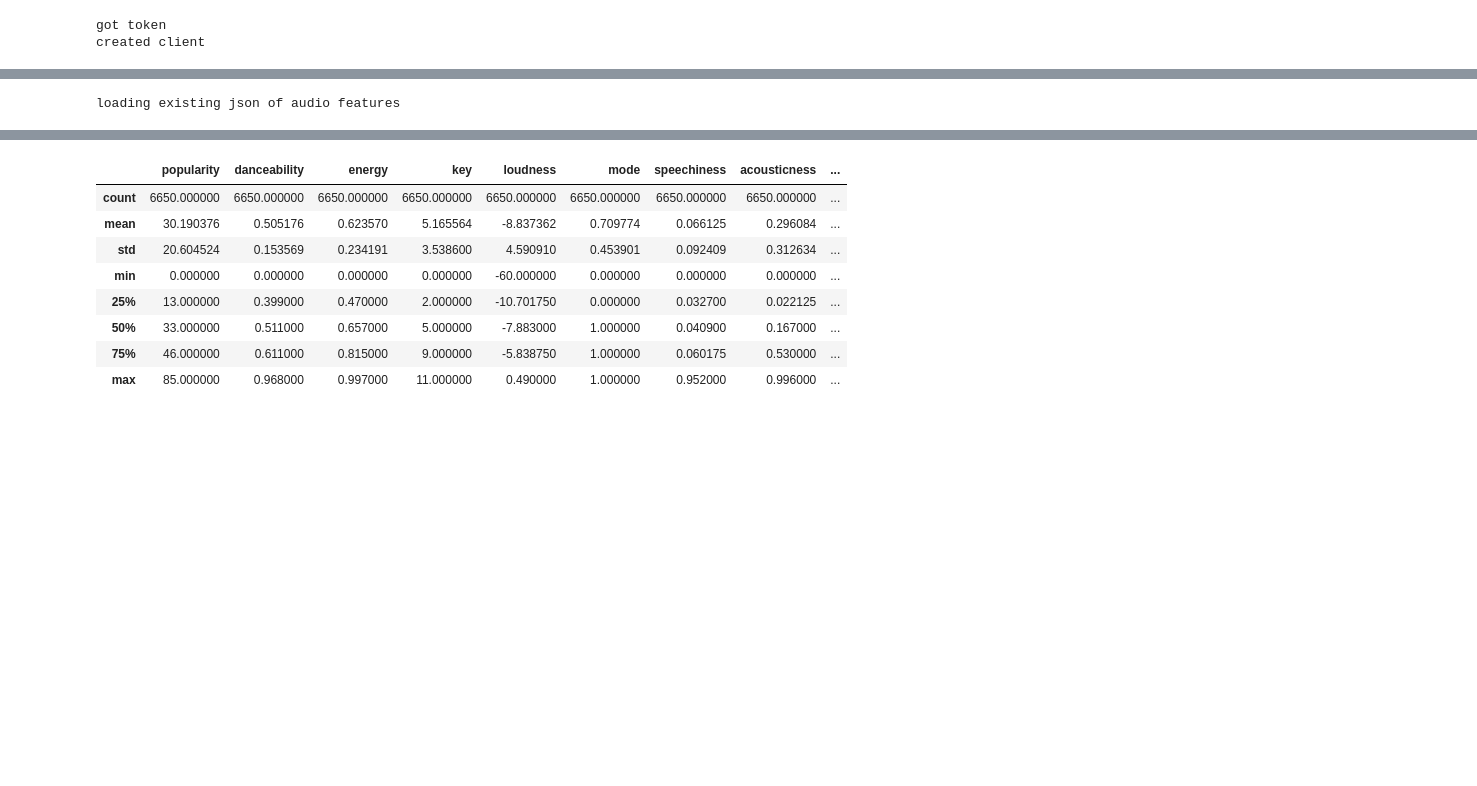
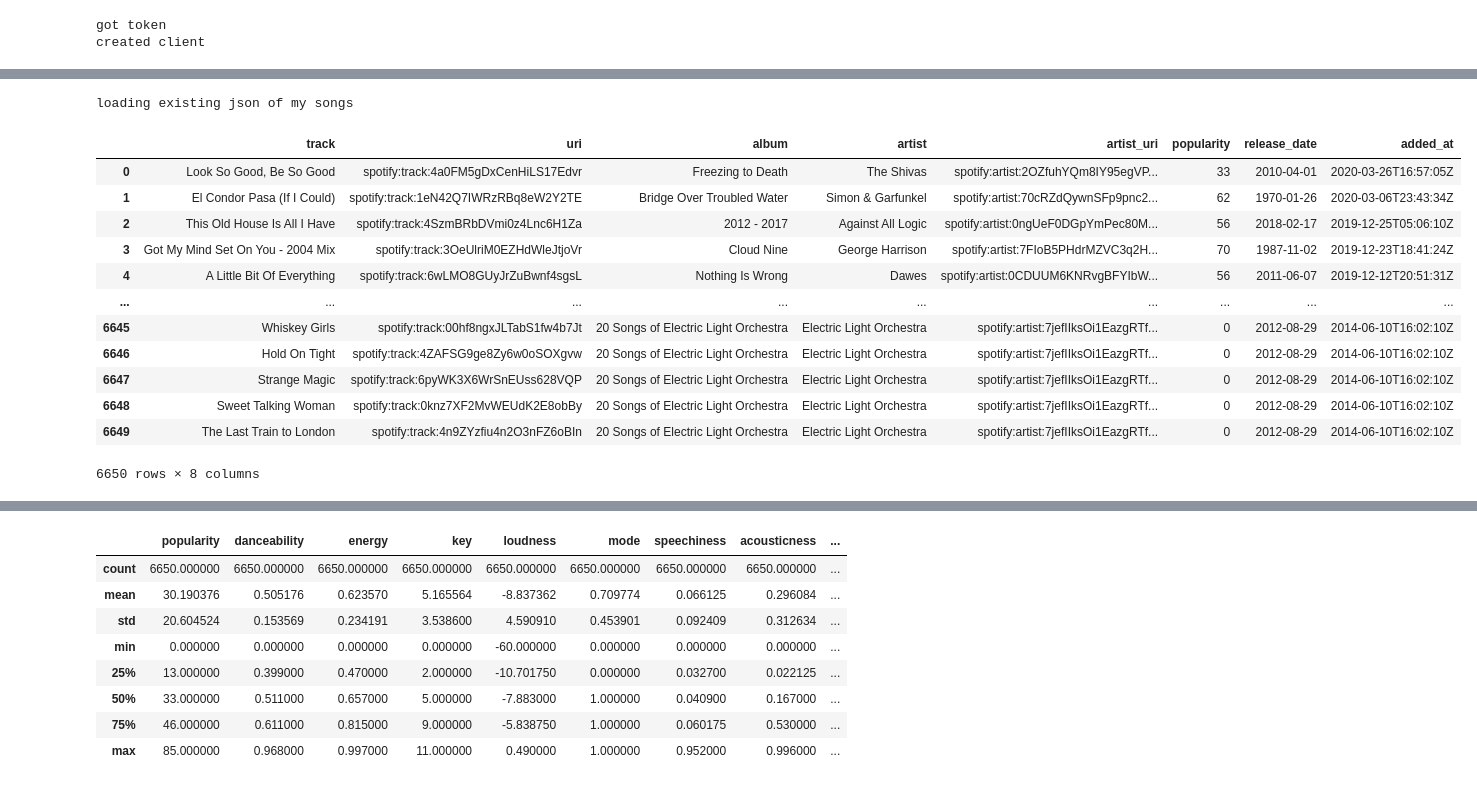
Before and after one commit to honggyu420/spotify-song-clustering, a Jupyter notebook: data_acquisition.ipynb, the cells around one changed output, grey strips where cells are left out. Drawn from its saved outputs; the diff is of its cells as text; code cells hidden in the pictures; blank space fills up the shorter version.

```diff
--- a/data_acquisition.ipynb
+++ b/data_acquisition.ipynb
@@ -58,7 +58,7 @@ else:
 got token
 created client
 # %%
-def getAllSongs(sp):
+def getAllSongs(sp, redo=False):
     """
     Returns list of data on all saved tracks raw from the spotify api.
     When running for the first time, saves json of the responses locally.
@@ -71,7 +71,7 @@ def getAllSongs(sp):
     data = []
     my_songs_filepath = './data/my_songs.json'
 
-    if os.path.exists(my_songs_filepath):
+    if not redo and os.path.exists(my_songs_filepath):
         print("loading existing json of my songs")
         with open(my_songs_filepath, 'r') as f:
             data = json.load(f)
@@ -96,4 +96,22 @@ def getAllSongs(sp):
                     json.dump(data, json_file)
                 break
     return data
+
+# need uri, artist, album, track, popularity, duration, release date\
+def transformSongData(song_data):
+    transformed_song_data = []
+    for song in song_data:
+        transformed_data = {}
+        transformed_data['track'] = song['track']['name']
+        transformed_data['uri'] = song['track']['uri']
+        transformed_data['album'] = song['track']['album']['name']
+        transformed_data['artist'] = song['track']['artists'][0]['name']
+        transformed_data['artist_uri'] = song['track']['artists'][0]['uri']
+        transformed_data['popularity'] = song['track']['popularity']
+        transformed_data['release_date'] = song['track']['album']['release_date']
+        transformed_data['added_at'] = song['added_at']
+
+        transformed_song_data.append(transformed_data)
+
+    return transformed_song_data
 # %%
@@ -189,20 +158,0 @@ loading existing json of my songs
-# %%
-audio_features = getAudioFeatures(sp, song_data)
-# %% [output]
-loading existing json of audio features
-# %%
-# need uri, artist, album, track, popularity, duration, release date\
-def transformSongData(song_data):
-    transformed_song_data = []
-    for i in range(len(song_data)):
-        transformed_data = {}
-        transformed_data['uri'] = song_data[i]['track']['uri']
-        transformed_data['artist'] = song_data[i]['track']['artists'][0]['name']
-        transformed_data['album'] = song_data[i]['track']['album']['name']
-        transformed_data['track'] = song_data[i]['track']['name']
-        transformed_data['popularity'] = song_data[i]['track']['popularity']
-        transformed_data['release_date'] = song_data[i]['track']['album']['release_date']
-
-        transformed_song_data.append(transformed_data)
-
-    return transformed_song_data
@@ -208,0 +222,20 @@ def transformSongData(song_data):
+# %%
+song_data = getAllSongs(sp)
+transformed_song_data = transformSongData(song_data)
+song_df = pd.DataFrame.from_dict(transformed_song_data)
+song_df
+# %% [output]
+loading existing json of my songs
+|  | track | uri | album | artist | artist_uri | popularity | release_date | added_at |
+| 0 | Look So Good, Be So Good | spotify:track:4a0FM5gDxCenHiLS17Edvr | Freezing to Death | The Shivas | spotify:artist:2OZfuhYQm8IY95egVP... | 33 | 2010-04-01 | 2020-03-26T16:57:05Z |
+| 1 | El Condor Pasa (If I Could) | spotify:track:1eN42Q7IWRzRBq8eW2Y2TE | Bridge Over Troubled Water | Simon & Garfunkel | spotify:artist:70cRZdQywnSFp9pnc2... | 62 | 1970-01-26 | 2020-03-06T23:43:34Z |
+| 2 | This Old House Is All I Have | spotify:track:4SzmBRbDVmi0z4Lnc6H1Za | 2012 - 2017 | Against All Logic | spotify:artist:0ngUeF0DGpYmPec80M... | 56 | 2018-02-17 | 2019-12-25T05:06:10Z |
+| 3 | Got My Mind Set On You - 2004 Mix | spotify:track:3OeUlriM0EZHdWleJtjoVr | Cloud Nine | George Harrison | spotify:artist:7FIoB5PHdrMZVC3q2H... | 70 | 1987-11-02 | 2019-12-23T18:41:24Z |
+| 4 | A Little Bit Of Everything | spotify:track:6wLMO8GUyJrZuBwnf4sgsL | Nothing Is Wrong | Dawes | spotify:artist:0CDUUM6KNRvgBFYIbW... | 56 | 2011-06-07 | 2019-12-12T20:51:31Z |
+| ... | ... | ... | ... | ... | ... | ... | ... | ... |
+| 6645 | Whiskey Girls | spotify:track:00hf8ngxJLTabS1fw4b7Jt | 20 Songs of Electric Light Orchestra | Electric Light Orchestra | spotify:artist:7jefIIksOi1EazgRTf... | 0 | 2012-08-29 | 2014-06-10T16:02:10Z |
+| 6646 | Hold On Tight | spotify:track:4ZAFSG9ge8Zy6w0oSOXgvw | 20 Songs of Electric Light Orchestra | Electric Light Orchestra | spotify:artist:7jefIIksOi1EazgRTf... | 0 | 2012-08-29 | 2014-06-10T16:02:10Z |
+| 6647 | Strange Magic | spotify:track:6pyWK3X6WrSnEUss628VQP | 20 Songs of Electric Light Orchestra | Electric Light Orchestra | spotify:artist:7jefIIksOi1EazgRTf... | 0 | 2012-08-29 | 2014-06-10T16:02:10Z |
+| 6648 | Sweet Talking Woman | spotify:track:0knz7XF2MvWEUdK2E8obBy | 20 Songs of Electric Light Orchestra | Electric Light Orchestra | spotify:artist:7jefIIksOi1EazgRTf... | 0 | 2012-08-29 | 2014-06-10T16:02:10Z |
+| 6649 | The Last Train to London | spotify:track:4n9ZYzfiu4n2O3nFZ6oBIn | 20 Songs of Electric Light Orchestra | Electric Light Orchestra | spotify:artist:7jefIIksOi1EazgRTf... | 0 | 2012-08-29 | 2014-06-10T16:02:10Z |
+6650 rows × 8 columns
```
Also changed, not shown: parts of 19 cells of this notebook, 2 other files.
